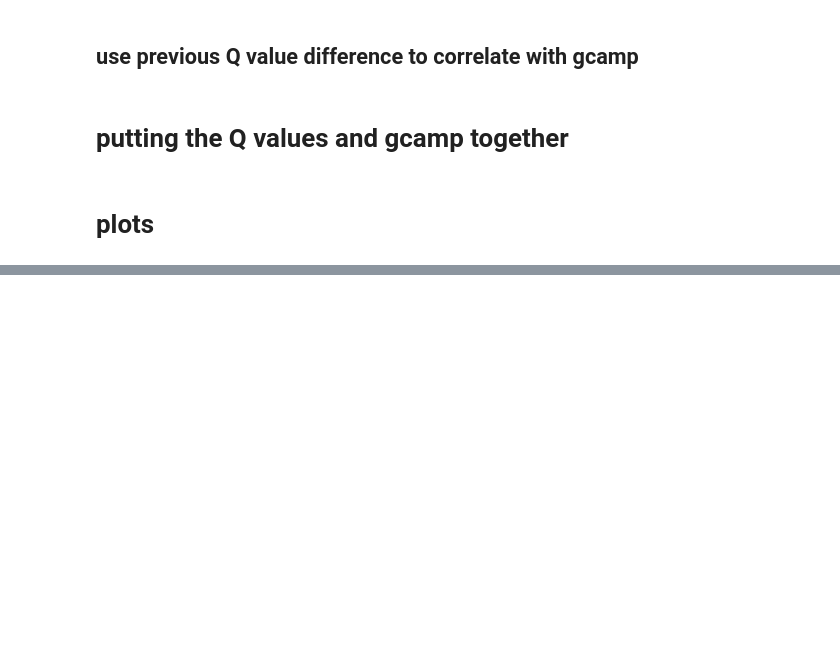
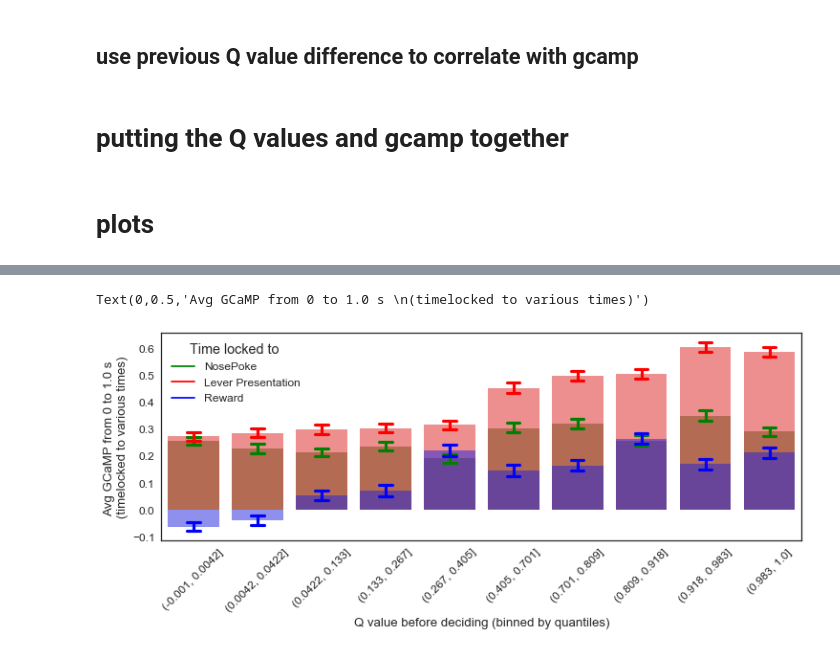
Before and after one commit to rachelstephlee/qlearning, a Jupyter notebook: Behavior_Gcamp2.ipynb, the cells around one changed output, grey strips where cells are left out. Drawn from its saved outputs; the diff is of its cells as text; code cells hidden in the pictures; blank space fills up the shorter version.

```diff
--- a/Behavior_Gcamp2.ipynb
+++ b/Behavior_Gcamp2.ipynb
@@ -454,21 +515,24 @@ plt.ylabel('Max GCaMP \n(timelocked to various times)')
 # %%
 fig = plt.figure(figsize = (12, 4))
 df_corr['avg_np'] = [np.mean(x[15:30], 0) for x in df_corr['g_np']]
 df_corr['avg_lp'] = [np.mean(x[15:30], 0) for x in df_corr['g_lp']]
 df_corr['avg_r'] = [np.mean(x[15:30], 0) for x in df_corr['g_reward']]
 
 plt.plot([], color = 'g', label = 'NosePoke')
 plt.plot([], color = 'r', label = 'Lever Presentation')
 plt.plot([], color = 'b', label = 'Reward')
 plt.legend(title = 'Time locked to ')
 
-sns.barplot(data=df_corr, x = 'bQ_bef_choice', y = 'avg_np', ci = 68,  color = 'g', alpha = 0.5, capsize = 0.2, errcolor = 'g')
-sns.barplot(data=df_corr, x = 'bQ_bef_choice', y = 'avg_lp', ci = 68,  color = 'r', alpha = 0.5,  capsize = 0.2, errcolor = 'r')
-sns.barplot(data=df_corr, x = 'bQ_bef_choice', y = 'avg_r', ci = 68, color = 'b', alpha = 0.5, capsize = 0.2, errcolor = 'b')
+sns.barplot(data=df_corr, x = 'bQ_chosen', y = 'avg_np', ci = 68,  color = 'g', alpha = 0.5, capsize = 0.2, errcolor = 'g')
+sns.barplot(data=df_corr, x = 'bQ_chosen', y = 'avg_lp', ci = 68,  color = 'r', alpha = 0.5,  capsize = 0.2, errcolor = 'r')
+sns.barplot(data=df_corr, x = 'bQ_chosen', y = 'avg_r', ci = 68, color = 'b', alpha = 0.5, capsize = 0.2, errcolor = 'b')
 plt.xticks(rotation=45)
 plt.xlabel('Q value before deciding (binned by quantiles)')
 plt.ylabel('Avg GCaMP from 0 to 1.0 s \n(timelocked to various times)')
 # [df_DMS['Stay/Leave'] == 'stay']
+# %% [output]
+Text(0,0.5,'Avg GCaMP from 0 to 1.0 s \n(timelocked to various times)')
+[figure, added]
 # %%
 fig = plt.figure(figsize = (12, 4))
 
```
Also changed, not shown: parts of 30 cells of this notebook.
